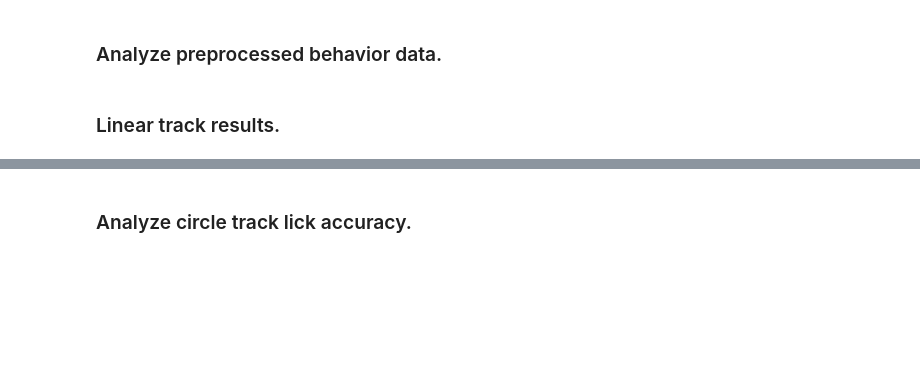
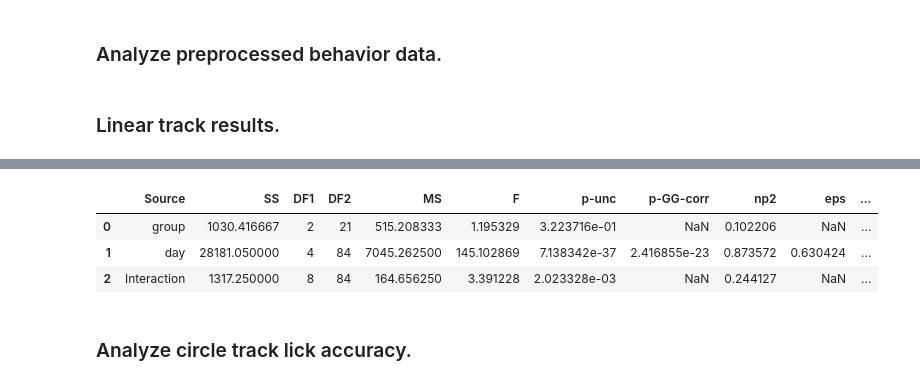
Before and after one commit to austinbaggetta/MultiCon_Analysis, a Jupyter notebook: MultiCon_Behavior/MultiCon_Aging2/current_behavior.ipynb, the cells around one changed output, grey strips where cells are left out. Cells and saved outputs as stored; diff of their text form; code cells hidden in the pictures; blank space fills up the shorter version.

```diff
--- a/MultiCon_Behavior/MultiCon_Aging2/current_behavior.ipynb
+++ b/MultiCon_Behavior/MultiCon_Aging2/current_behavior.ipynb
@@ -159,9 +159,10 @@ results_df = pd.DataFrame(result_dict)
 # %%
 ## Plot rewards across days in linear track
 fig = pf.plot_behavior_across_days(results_df, x_var='day', y_var='rewards', groupby_var=['day', 'group'], plot_transitions=None,
-                                   marker_color=three_color_plots, avg_color='darkgrey', expert_line=False, chance=False,
+                                   marker_color=three_color_plots, avg_color='darkgrey', expert_line=False, chance=False, plot_datapoints=False,
                                    x_title='Day', y_title='Rewards', titles=['Linear Track'], height=500, width=500)
 fig.show()
 results_df.mixed_anova(dv='rewards', within='day', subject='mouse', between='group')
 fig.write_image(pjoin(fig_path, 'linear_track_rewards.png'))
 results_df.mixed_anova(dv='rewards', subject='mouse', within='day', between='group')
+# %% [output]
@@ -168,3 +170,7 @@ results_df.mixed_anova(dv='rewards', subject='mouse', within='day', between='gro
+|  | Source | SS | DF1 | DF2 | MS | F | p-unc | p-GG-corr | np2 | eps | ... |
+| 0 | group | 1030.416667 | 2 | 21 | 515.208333 | 1.195329 | 3.223716e-01 | NaN | 0.102206 | NaN | ... |
+| 1 | day | 28181.050000 | 4 | 84 | 7045.262500 | 145.102869 | 7.138342e-37 | 2.416855e-23 | 0.873572 | 0.630424 | ... |
+| 2 | Interaction | 1317.250000 | 8 | 84 | 164.656250 | 3.391228 | 2.023328e-03 | NaN | 0.244127 | NaN | ... |
 # %% [markdown]
 ### Analyze circle track lick accuracy.
 # %%
```
Also changed, not shown: parts of 14 cells of this notebook.
